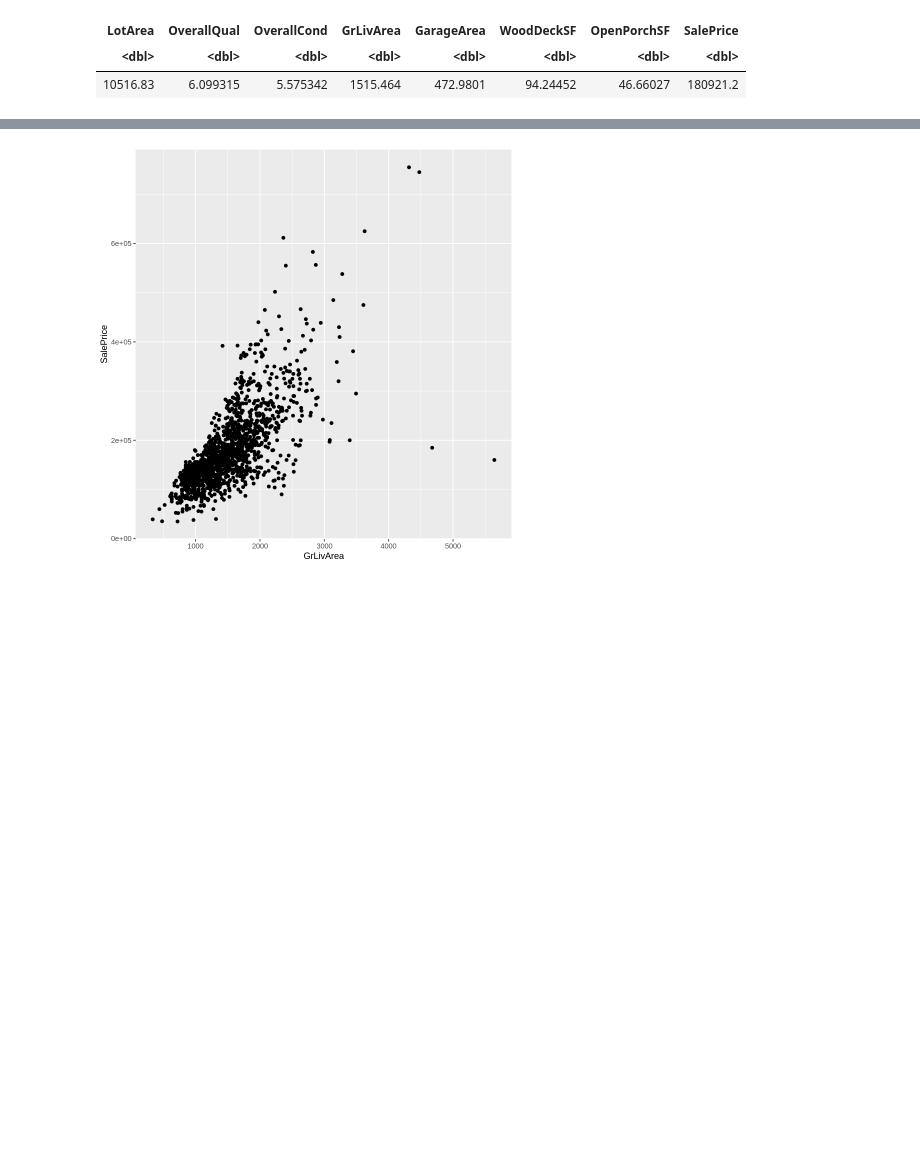
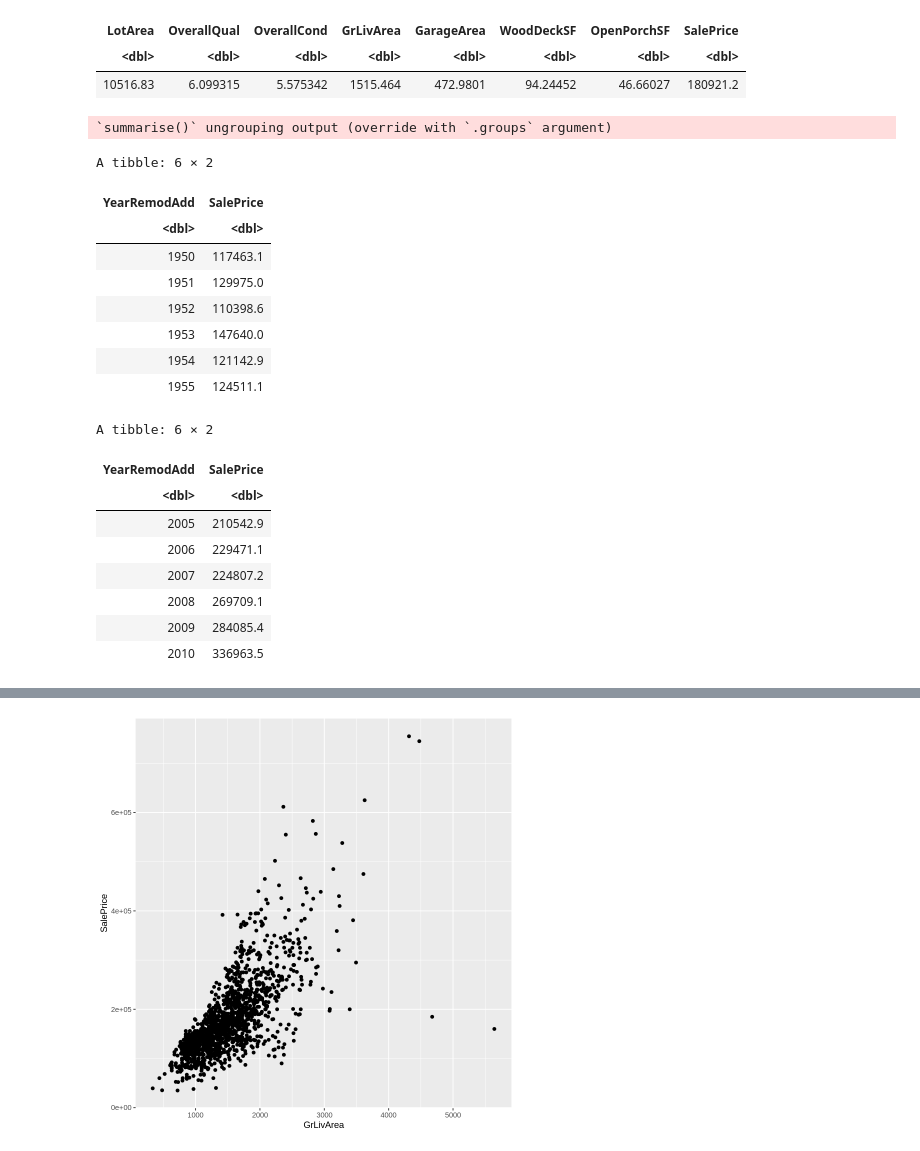
Before and after one commit to jerdavies/home-price-regression, a Jupyter notebook: marg_vs_divorce_viz.ipynb, the cells around one changed output, grey strips where cells are left out. Drawn from its saved outputs; the diff is of its cells as text; code cells hidden in the pictures; blank space fills up the shorter version.

```diff
--- a/marg_vs_divorce_viz.ipynb
+++ b/marg_vs_divorce_viz.ipynb
@@ -88,3 +121,30 @@ A tibble: 1 × 8
 | LotArea | OverallQual | OverallCond | GrLivArea | GarageArea | WoodDeckSF | OpenPorchSF | SalePrice |
 | <dbl> | <dbl> | <dbl> | <dbl> | <dbl> | <dbl> | <dbl> | <dbl> |
 | 10516.83 | 6.099315 | 5.575342 | 1515.464 | 472.9801 | 94.24452 | 46.66027 | 180921.2 |
+# %%
+reno_year_vs_price <- numeric_data %>%
+    select(YearRemodAdd, SalePrice) %>%
+    group_by(YearRemodAdd) %>%
+    summarize(SalePrice = mean(SalePrice, na.rm = TRUE))
+head(reno_year_vs_price)
+tail(reno_year_vs_price)
+# %% [output]
+`summarise()` ungrouping output (override with `.groups` argument)
+A tibble: 6 × 2
+| YearRemodAdd | SalePrice |
+| <dbl> | <dbl> |
+| 1950 | 117463.1 |
+| 1951 | 129975.0 |
+| 1952 | 110398.6 |
+| 1953 | 147640.0 |
+| 1954 | 121142.9 |
+| 1955 | 124511.1 |
+A tibble: 6 × 2
+| YearRemodAdd | SalePrice |
+| <dbl> | <dbl> |
+| 2005 | 210542.9 |
+| 2006 | 229471.1 |
+| 2007 | 224807.2 |
+| 2008 | 269709.1 |
+| 2009 | 284085.4 |
+| 2010 | 336963.5 |
```
Also changed, not shown: parts of 3 cells of this notebook.
